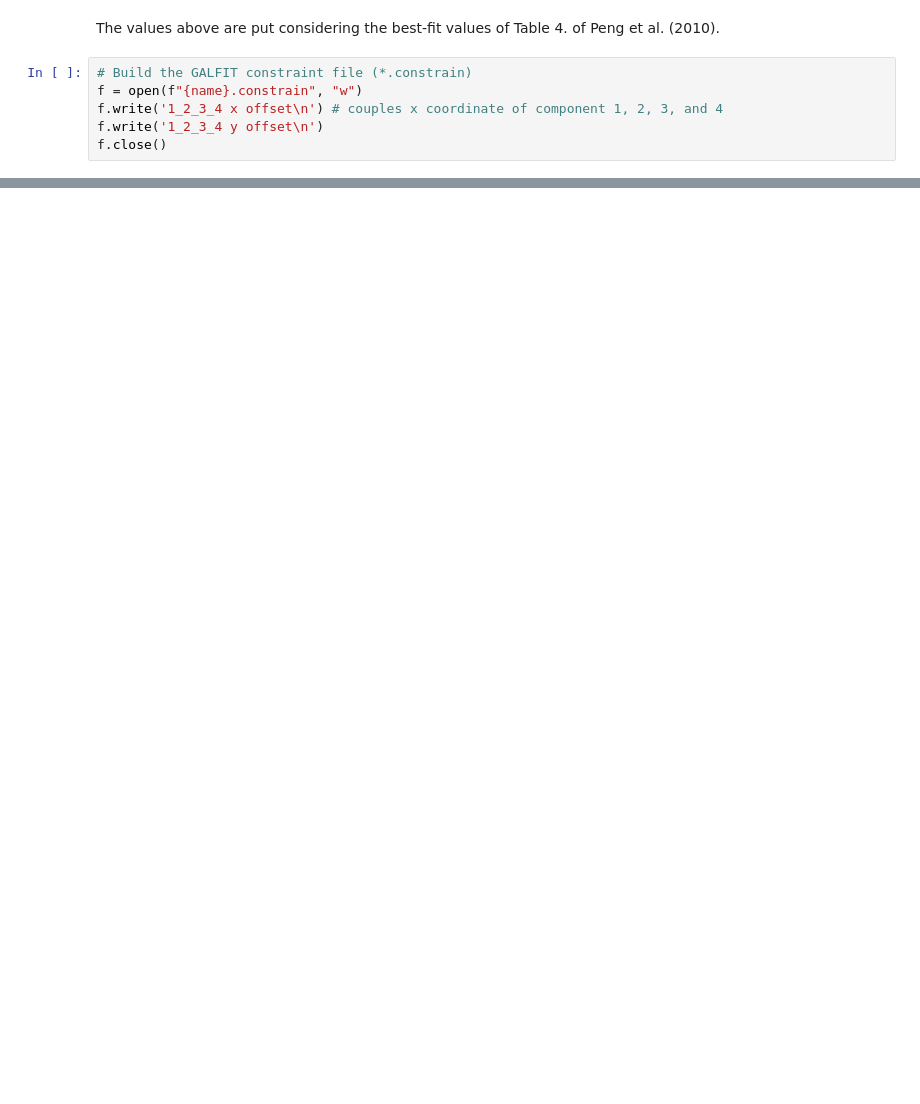
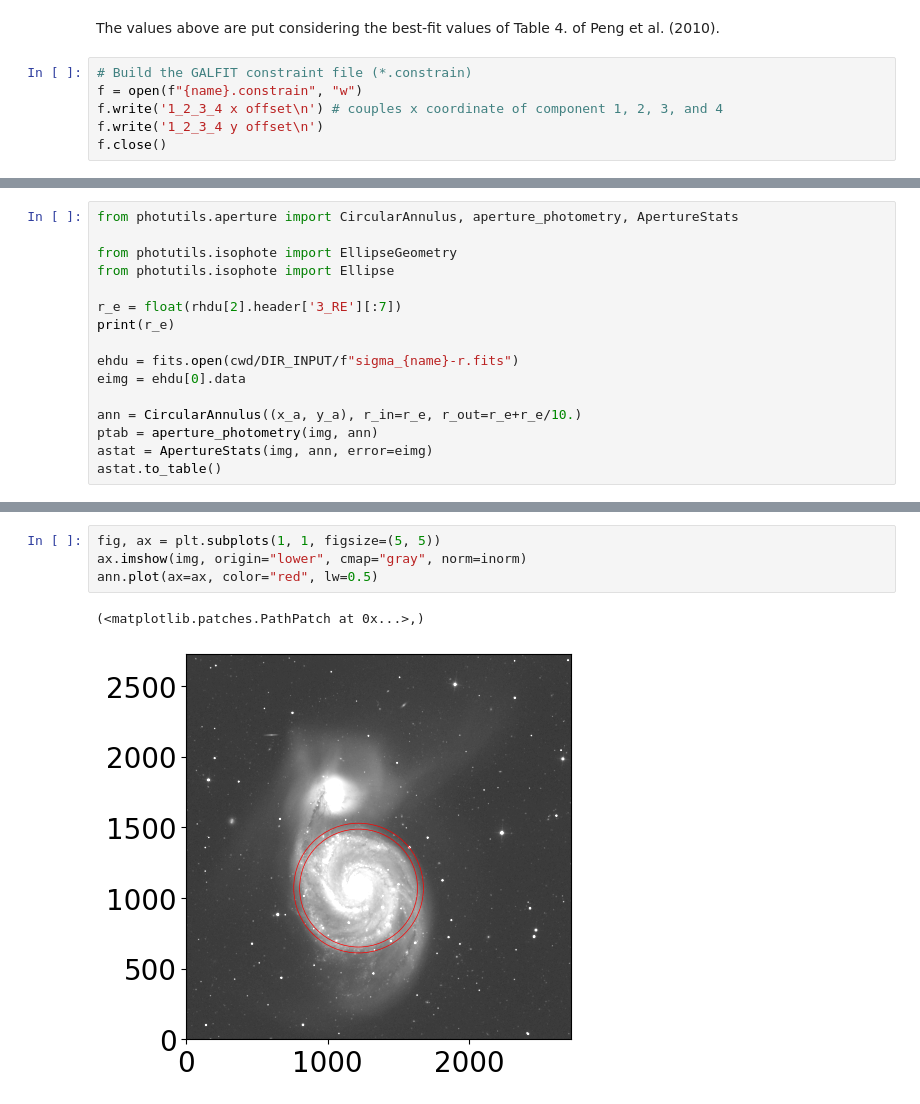
Before and after one commit to hbahk/TAOtutorials, a Jupyter notebook: tutorials/GALFIT-Surface_Photometry.ipynb, the cells around one changed output, grey strips where cells are left out. Cells and saved outputs as stored; diff of their text form; blank space fills up the shorter version.

```diff
--- a/tutorials/GALFIT-Surface_Photometry.ipynb
+++ b/tutorials/GALFIT-Surface_Photometry.ipynb
@@ -1054,0 +1066,16 @@ PATH_GALFIT + f" {name}.feedme"
+# %%
+from photutils.aperture import CircularAnnulus, aperture_photometry, ApertureStats
+
+from photutils.isophote import EllipseGeometry
+from photutils.isophote import Ellipse
+
+r_e = float(rhdu[2].header['3_RE'][:7])
+print(r_e)
+
+ehdu = fits.open(cwd/DIR_INPUT/f"sigma_{name}-r.fits")
+eimg = ehdu[0].data
+
+ann = CircularAnnulus((x_a, y_a), r_in=r_e, r_out=r_e+r_e/10.)
+ptab = aperture_photometry(img, ann)
+astat = ApertureStats(img, ann, error=eimg)
+astat.to_table()
@@ -1054,0 +1089,7 @@ PATH_GALFIT + f" {name}.feedme"
+# %%
+fig, ax = plt.subplots(1, 1, figsize=(5, 5))
+ax.imshow(img, origin="lower", cmap="gray", norm=inorm)
+ann.plot(ax=ax, color="red", lw=0.5)
+# %% [output]
+(<matplotlib.patches.PathPatch at 0x...>,)
+[figure, added]
```
Also changed, not shown: parts of 18 cells of this notebook.
